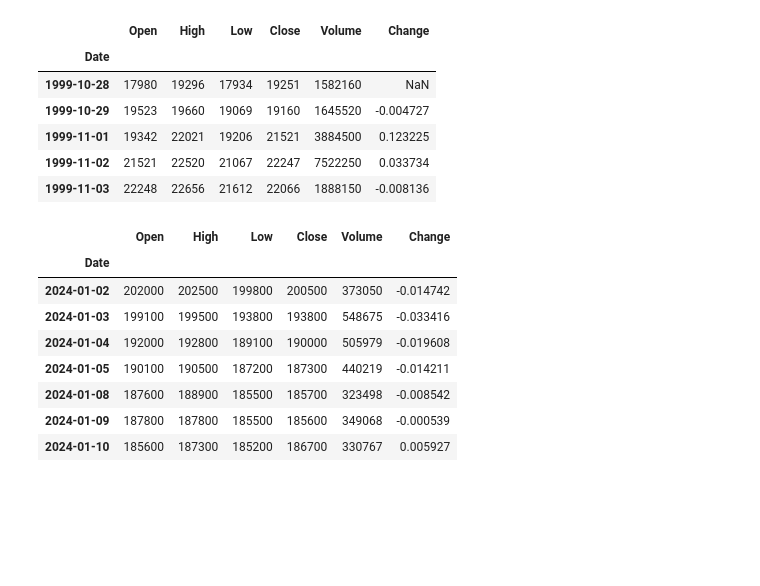
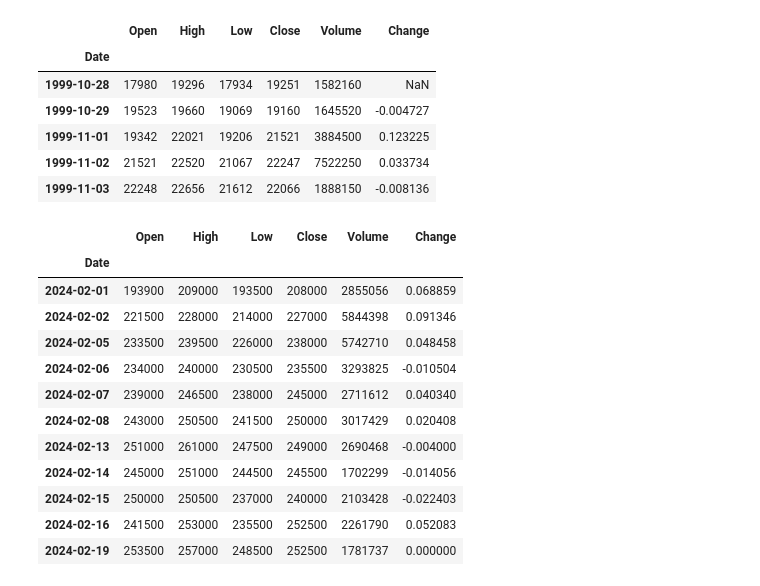
Before and after one commit to positoy/finance, a Jupyter notebook: finance-datareader.ipynb, the cells around one changed output. Cells and saved outputs as stored; diff of their text form; code cells hidden in the pictures; blank space fills up the shorter version.

```diff
--- a/finance-datareader.ipynb
+++ b/finance-datareader.ipynb
@@ -10,8 +10,8 @@ fdr.StockListing('KRX').head()
 | 3 | 207940 | KR7207940008 | 삼성바이오로직스 | KOSPI |  | 821000 | 2 | -7000 | -0.85 | 820000 | ... |
 | 4 | 005380 | KR7005380001 | 현대차 | KOSPI |  | 252500 | 3 | 0 | 0.00 | 253500 | ... |
 # %%
-df = fdr.StockListing('KRX')
-df['Name']=='현대차'
+krx = fdr.StockListing('KRX')
+krx['Name']=='현대차'
 # %% [output]
 0       False
 1       False
@@ -32,7 +32,7 @@ df[df['Name']=='현대차']
 | 4 | 005380 | KR7005380001 | 현대차 | KOSPI |  | 252500 | 3 | 0 | 0.0 | 253500 | ... |
 # %%
 # 종목코드확인
-code = df[df['Name']=='현대차']['Code']
+code = krx[krx['Name']=='현대차']['Code']
 code
 # %% [output]
 4    005380
@@ -50,16 +50,20 @@ fdr.DataReader(code).head()
 | 1999-11-03 | 22248 | 22656 | 21612 | 22066 | 1888150 | -0.008136 |
 # %%
 # 특정기간 시황
-fdr.DataReader(code, '2024-01-01', '2024-01-10')
+fdr.DataReader(code, '2024-02-01', '2024-02-20')
 # %% [output]
 |  | Open | High | Low | Close | Volume | Change |
 | Date |  |  |  |  |  |  |
-| 2024-01-02 | 202000 | 202500 | 199800 | 200500 | 373050 | -0.014742 |
-| 2024-01-03 | 199100 | 199500 | 193800 | 193800 | 548675 | -0.033416 |
-| 2024-01-04 | 192000 | 192800 | 189100 | 190000 | 505979 | -0.019608 |
-| 2024-01-05 | 190100 | 190500 | 187200 | 187300 | 440219 | -0.014211 |
-| 2024-01-08 | 187600 | 188900 | 185500 | 185700 | 323498 | -0.008542 |
-| 2024-01-09 | 187800 | 187800 | 185500 | 185600 | 349068 | -0.000539 |
-| 2024-01-10 | 185600 | 187300 | 185200 | 186700 | 330767 | 0.005927 |
+| 2024-02-01 | 193900 | 209000 | 193500 | 208000 | 2855056 | 0.068859 |
+| 2024-02-02 | 221500 | 228000 | 214000 | 227000 | 5844398 | 0.091346 |
+| 2024-02-05 | 233500 | 239500 | 226000 | 238000 | 5742710 | 0.048458 |
+| 2024-02-06 | 234000 | 240000 | 230500 | 235500 | 3293825 | -0.010504 |
+| 2024-02-07 | 239000 | 246500 | 238000 | 245000 | 2711612 | 0.040340 |
+| 2024-02-08 | 243000 | 250500 | 241500 | 250000 | 3017429 | 0.020408 |
+| 2024-02-13 | 251000 | 261000 | 247500 | 249000 | 2690468 | -0.004000 |
+| 2024-02-14 | 245000 | 251000 | 244500 | 245500 | 1702299 | -0.014056 |
+| 2024-02-15 | 250000 | 250500 | 237000 | 240000 | 2103428 | -0.022403 |
+| 2024-02-16 | 241500 | 253000 | 235500 | 252500 | 2261790 | 0.052083 |
+| 2024-02-19 | 253500 | 257000 | 248500 | 252500 | 1781737 | 0.000000 |
 # %%
 # 컬럼명 교체
```
Also changed, not shown: parts of 6 cells of this notebook.
